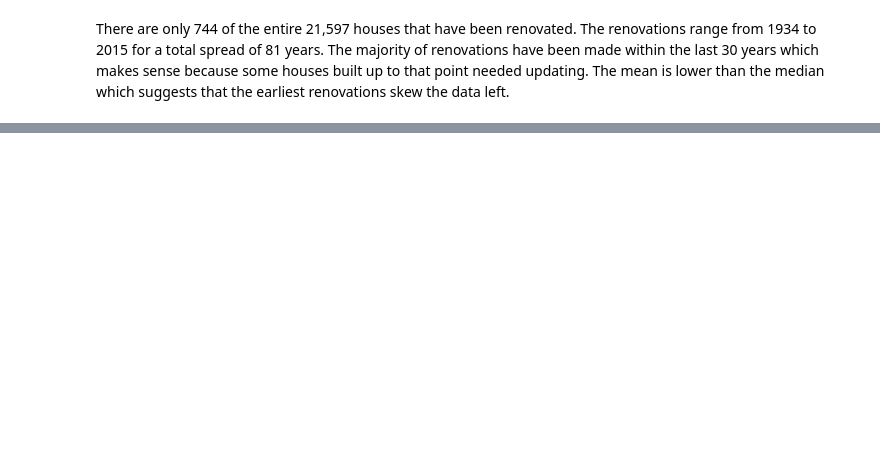
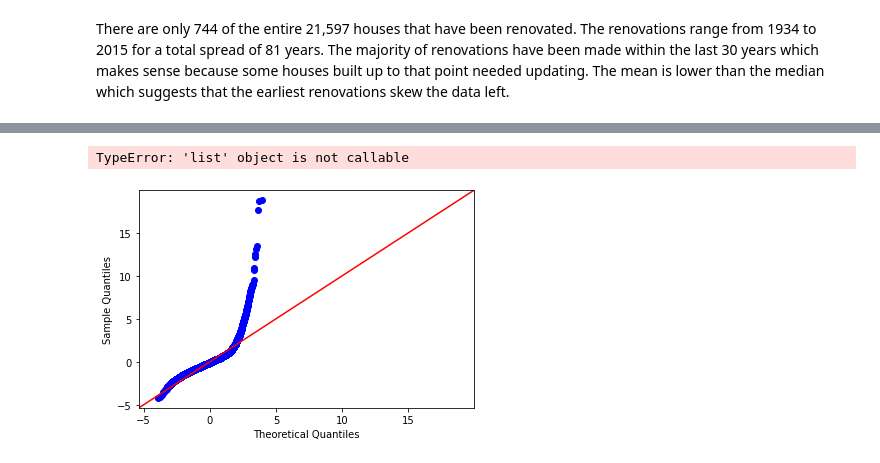
Before and after one commit to NickoGreeno/dsc-phase-2-project-v2-3, a Jupyter notebook: student.ipynb, the cells around one changed output, grey strips where cells are left out. Saved outputs shown, nothing was run; the diff lists cells and outputs as text; code cells hidden in the pictures; blank space fills up the shorter version.

```diff
--- a/student.ipynb
+++ b/student.ipynb
@@ -224,0 +271,5 @@ There are only 744 of the entire 21,597 houses that have been renovated. The ren
+# %%
+outcome = 'price'
+x_cols = ['sqft_living', 'bedrooms', 'bathrooms', 'conds', 'grade']
+for col in x_cols:
+    house_data[col] = ((house_data[col] - house_data[col].mean())/ house_data[col].std())
@@ -224,0 +307,6 @@ There are only 744 of the entire 21,597 houses that have been renovated. The ren
+# %%
+x_cols = ['sqft_living', 'bedrooms', 'conds']
+predictors = '+'.join(x_cols)
+formula = outcome + '~' + predictors
+model = ols(formula=formula, data=house_data).fit()
+model.summary()
@@ -224,0 +337,6 @@ There are only 744 of the entire 21,597 houses that have been renovated. The ren
+# %%
+X = house_data[x_cols]
+vif = [variance_inflation_factor(X.values, i) for i in range(X.shape[1])]
+list(zip(x_cols, vif))
+# %% [output]
+TypeError: 'list' object is not callable
@@ -224,0 +346,4 @@ There are only 744 of the entire 21,597 houses that have been renovated. The ren
+# %%
+fig = sm.graphics.qqplot(model.resid, dist=stats.norm, line='45', fit=True)
+# %% [output]
+[figure, added]
```
Also changed, not shown: parts of 27 cells of this notebook.
